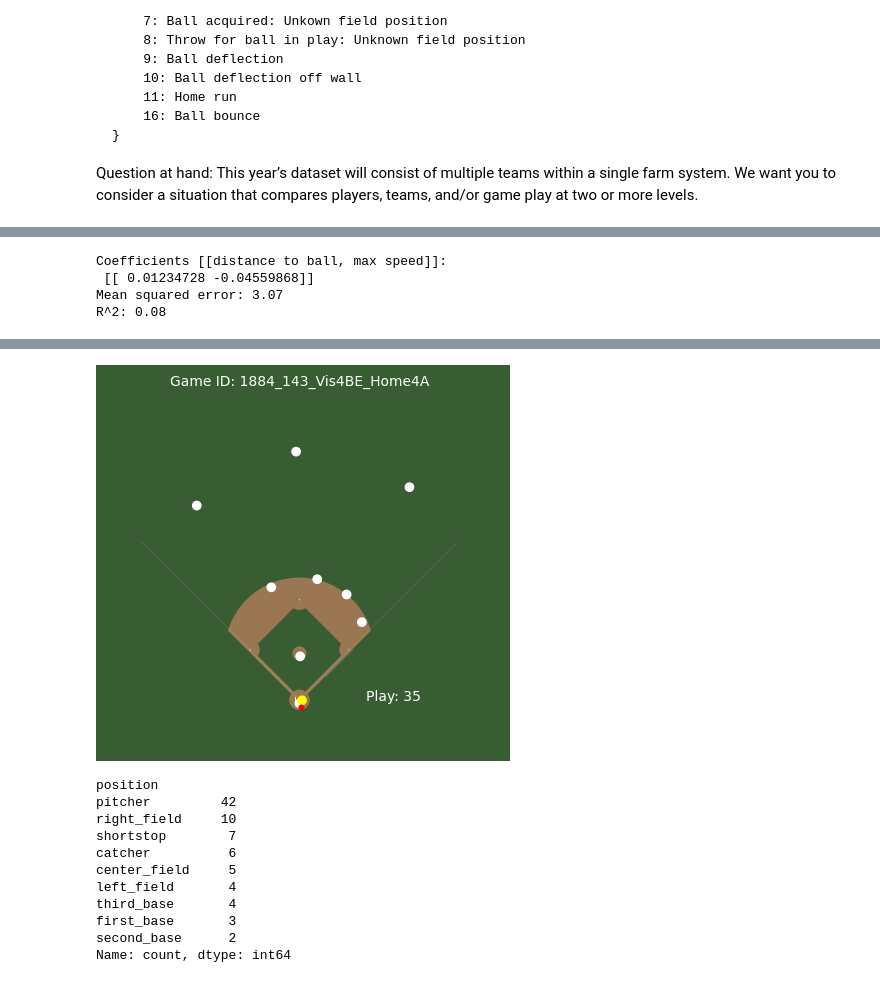
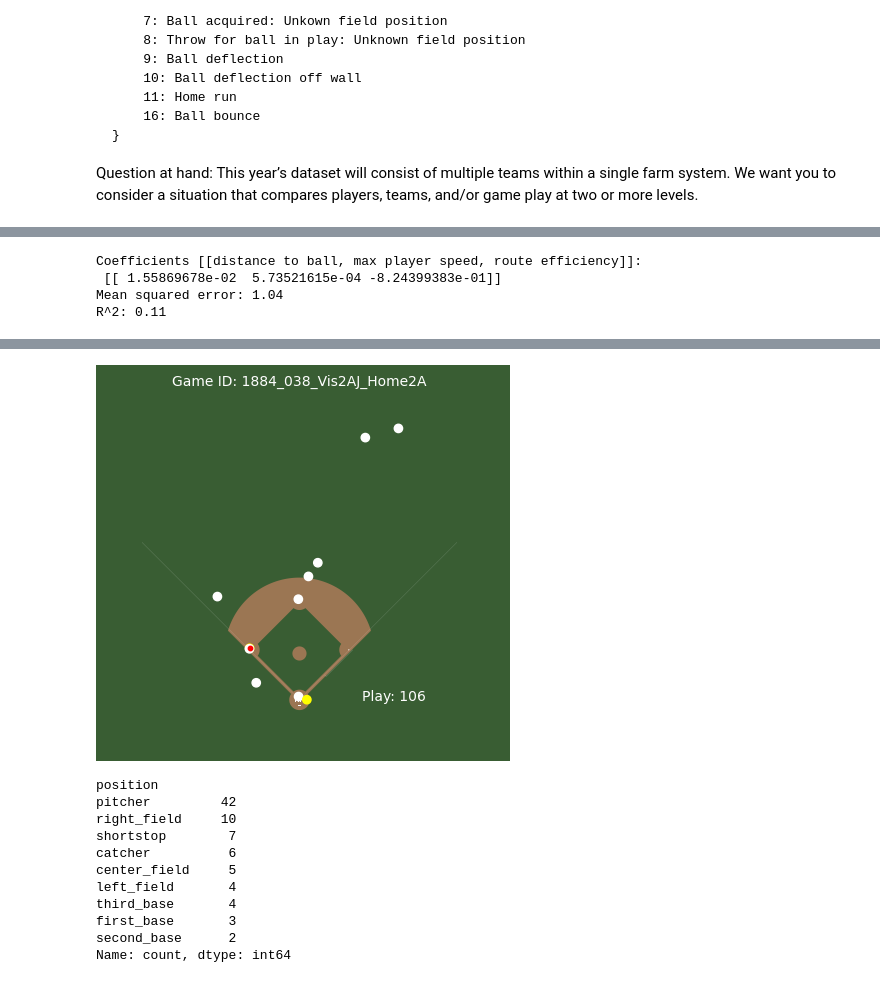
Before and after one commit to EddietheProgrammer/SMT-Data-Challenge, a Jupyter notebook: Vizs & Analysis.ipynb, the cells around one changed output, grey strips where cells are left out. Drawn from its saved outputs; the diff is of its cells as text; code cells hidden in the pictures.

```diff
--- a/Vizs & Analysis.ipynb
+++ b/Vizs & Analysis.ipynb
@@ -348,24 +380,24 @@ reg.fit(X_train, y_train)
 
 pred = reg.predict(X_test)
 # %%
-print("Coefficients [[distance to ball, max speed]]: \n", reg.coef_)
+print("Coefficients [[distance to ball, max player speed, route efficiency]]: \n", reg.coef_)
 
 print("Mean squared error: %.2f" % mean_squared_error(y_test, pred))
 
 print("R^2: %.2f" % r2_score(y_test, pred))
 # %% [output]
-Coefficients [[distance to ball, max speed]]:
- [[ 0.01234728 -0.04559868]]
-Mean squared error: 3.07
-R^2: 0.08
+Coefficients [[distance to ball, max player speed, route efficiency]]:
+ [[ 1.55869678e-02  5.73521615e-04 -8.24399383e-01]]
+Mean squared error: 1.04
+R^2: 0.11
 # %%
-player_pos = pd.read_parquet('./Combined/player_pos/1884_143_Vis4BE_Home4A.parquet')
-ball_pos = pd.read_parquet('./Combined/ball_pos/1884_143_Vis4BE_Home4A.parquet')
+player_pos = pd.read_parquet('./Combined/player_pos/1884_038_Vis2AJ_Home2A.parquet')
+ball_pos = pd.read_parquet('./Combined/ball_pos/1884_038_Vis2AJ_Home2A.parquet')
 
-plot_animation(player_pos, ball_pos, play_id = 35)
+plot_animation(player_pos, ball_pos, play_id = 106)
 # %% [output]
 [interactive output not drawn]
-[figure, old version]
+[figure, new version]
 # %%
 unique_teams = team_info.groupby('player_id')['home_team'].nunique().sort_values(ascending = False).reset_index()
 
```
Also changed, not shown: parts of 27 cells of this notebook.
